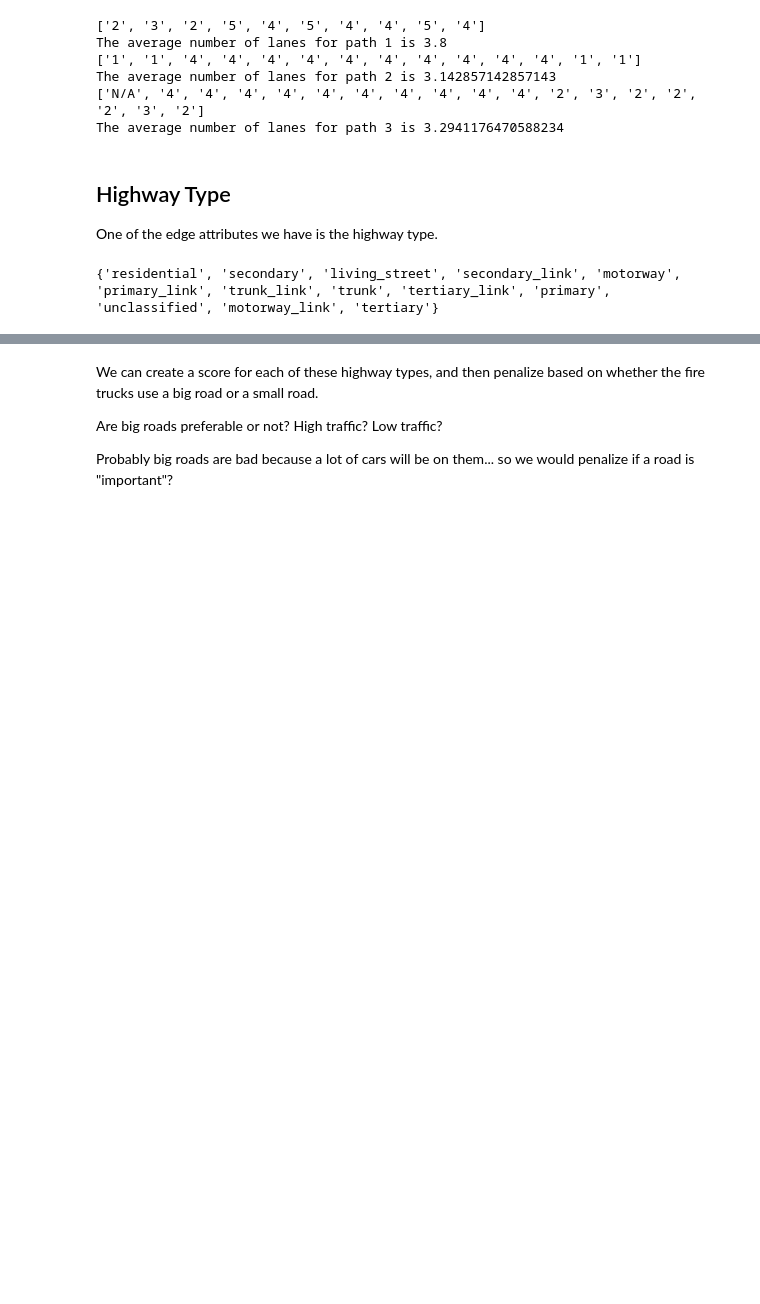
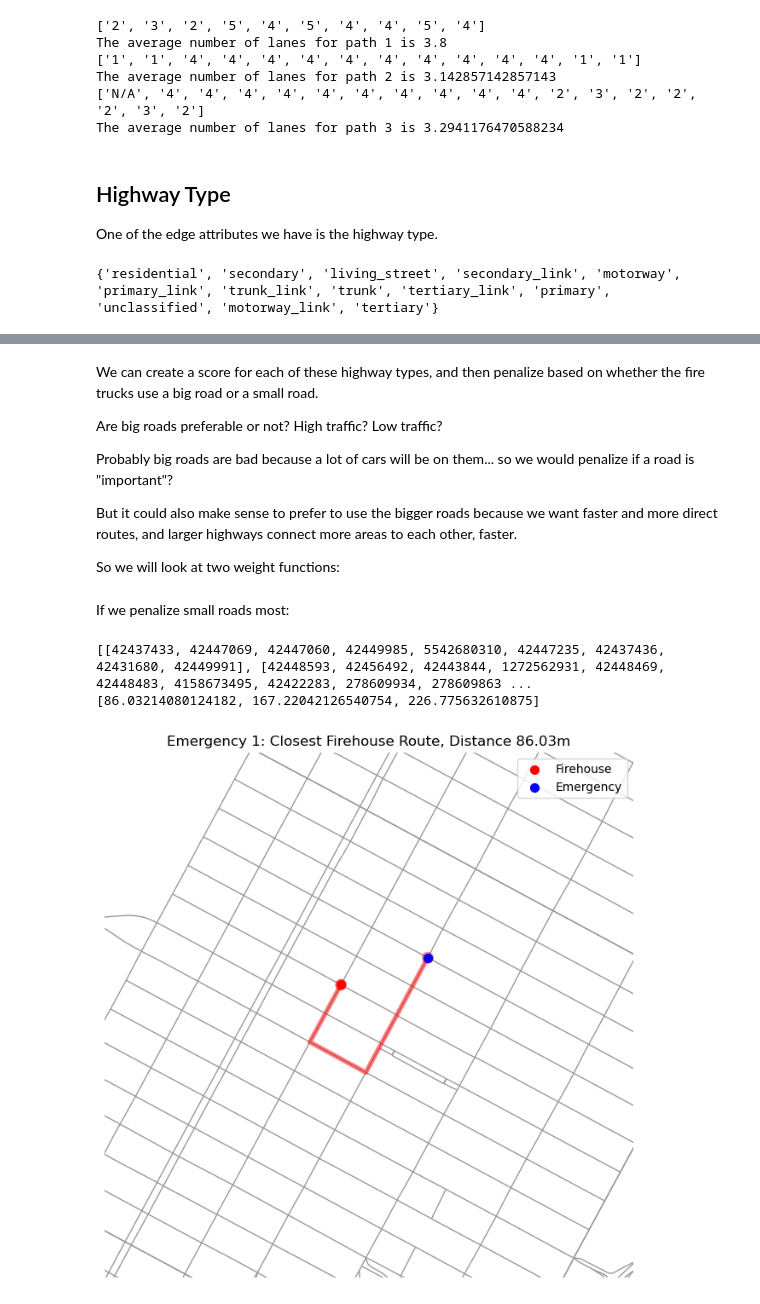
Before and after one commit to margheritatonon/Optimization-II-Project, a Jupyter notebook: dataloading.ipynb, the cells around one changed output, grey strips where cells are left out. Cells and saved outputs as stored; diff of their text form; code cells hidden in the pictures; blank space fills up the shorter version.

Commit message:
Finished code of penalizing for road types.

```diff
--- a/dataloading.ipynb
+++ b/dataloading.ipynb
@@ -742,3 +742,7 @@ We can create a score for each of these highway types, and then penalize based o
 Are big roads preferable or not? High traffic? Low traffic?
 
 Probably big roads are bad because a lot of cars will be on them... so we would penalize if a road is "important"?
+
+But it could also make sense to prefer to use the bigger roads because we want faster and more direct routes, and larger highways connect more areas to each other, faster.
+
+So we will look at two weight functions:
@@ -744,0 +836,76 @@ Probably big roads are bad because a lot of cars will be on them... so we would
+# %%
+for u, v, data in G_proj.edges(data=True):
+    try:
+        data["large_road_weight"] = penalize_large_highways(data)
+    except KeyError:
+        data["large_road_weight"] = float("inf")  #if errors happen
+
+    try:
+        data["small_road_weight"] = penalize_small_highways(data)
+    except KeyError:
+        data["small_road_weight"] = float("inf")  #if errors happen
+# %% [markdown]
+If we penalize small roads most:
+# %%
+lane_paths = []
+lane_distances = []
+for emergency in emergency_nodes:
+    min_distance = float("inf")
+    closest_firehouse = None
+    best_path = None
+    for firehouse in firehouse_nodes:
+        try:
+            distance, path = nx.single_source_dijkstra(source=firehouse, target=emergency, G=G_proj, weight="small_road_weight")
+            if distance < min_distance:
+                min_distance = distance
+                closest_firehouse = firehouse
+                best_path = path
+        except nx.NetworkXNoPath:
+            continue
+
+    if best_path is not None:
+        lane_paths.append(best_path)
+    if min_distance is not float("inf"):
+        lane_distances.append(min_distance)
+
+print(lane_paths)
+print(lane_distances)
+
+node_positions = {node: (data['x'], data['y']) for node, data in G_proj.nodes(data=True)}
+
+for idx, path in enumerate(lane_paths):
+    emergency_node = path[-1]
+    firehouse_node = path[0]
+
+    path_x = [node_positions[n][0] for n in path]
+    path_y = [node_positions[n][1] for n in path]
+
+    margin = 500
+    minx, maxx = min(path_x) - margin, max(path_x) + margin
+    miny, maxy = min(path_y) - margin, max(path_y) + margin
+
+    fig, ax = ox.plot_graph_routes(
+        G_proj,
+        routes=[path],
+        route_color='blue',
+        route_linewidth=2,
+        node_size=0,
+        bgcolor='white',
+        show=False,
+        close=False
+    )
+    ax.scatter(node_positions[firehouse_node][0], node_positions[firehouse_node][1],
+               c='red', s=50, zorder=3, label='Firehouse')
+    ax.scatter(node_positions[emergency_node][0], node_positions[emergency_node][1],
+               c='blue', s=50, zorder=3, label='Emergency')
+
+    ax.set_xlim(minx, maxx)
+    ax.set_ylim(miny, maxy)
+
+    ax.set_title(f"Emergency {idx+1}: Closest Firehouse Route, Distance {round(lane_distances[idx], 2)}m")
+    ax.legend()
+    plt.show()
+# %% [output]
+[[42437433, 42447069, 42447060, 42449985, 5542680310, 42447235, 42437436, 42431680, 42449991], [42448593, 42456492, 42443844, 1272562931, 42448469, 42448483, 4158673495, 42422283, 278609934, 278609863 ...
+[86.03214080124182, 167.22042126540754, 226.775632610875]
+[figure, added]
```
Also changed, not shown: parts of 7 cells of this notebook.
